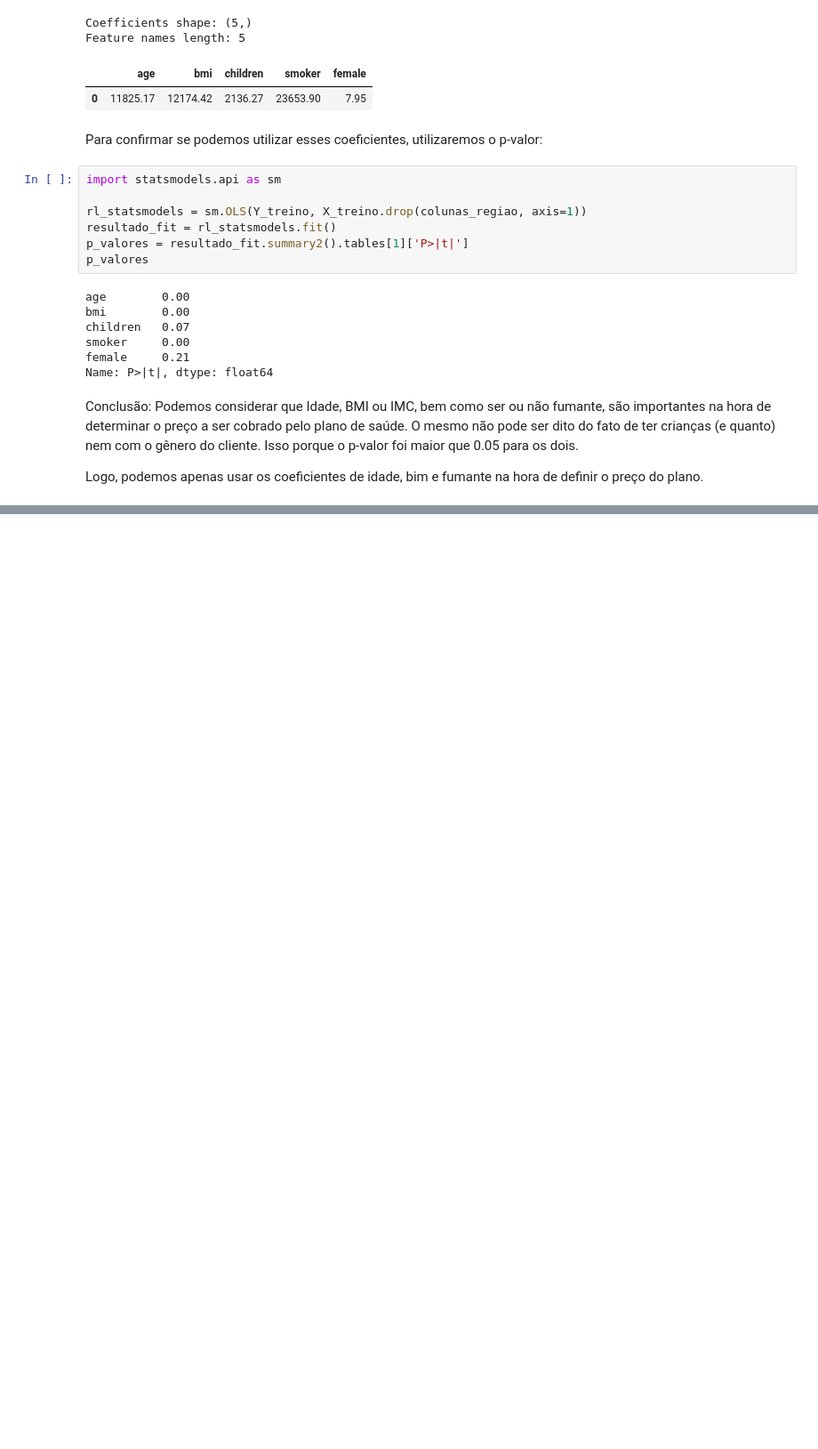
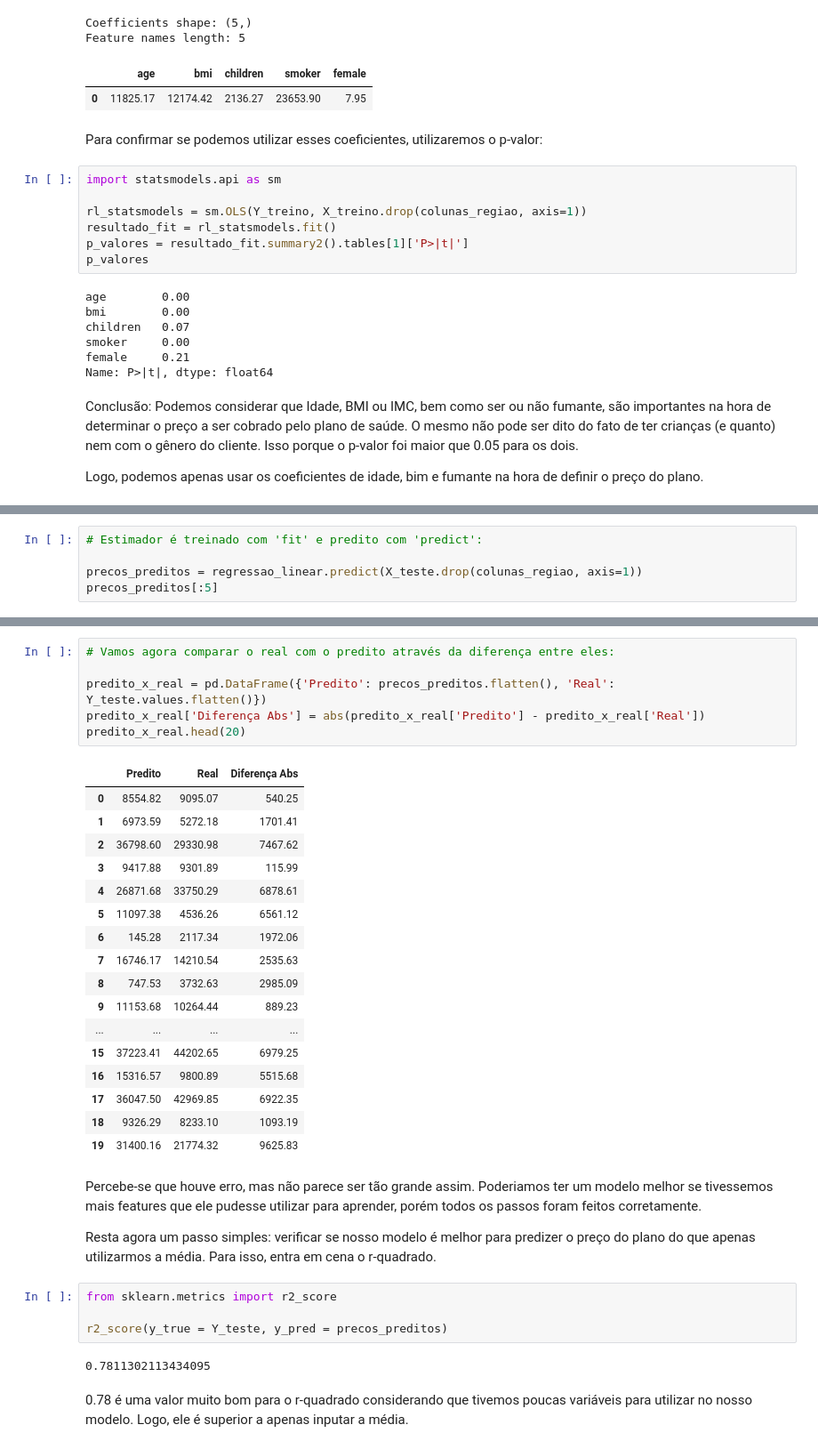
Before and after one commit to rhyanfrazao/regressao-dados-seguradora, a Jupyter notebook: projeto-regressao-linear.ipynb, the cells around one changed output, grey strips where cells are left out. Shown: that part at 89% size. Saved outputs shown, nothing was run; the diff lists cells and outputs as text; blank space fills up the shorter version.

Commit message:
teste do modelo campeao e utilizando inputacao de dados

```diff
--- a/projeto-regressao-linear.ipynb
+++ b/projeto-regressao-linear.ipynb
@@ -558,0 +563,5 @@ Logo, podemos apenas usar os coeficientes de idade, bim e fumante na hora de def
+# %%
+# Estimador é treinado com 'fit' e predito com 'predict':
+
+precos_preditos = regressao_linear.predict(X_teste.drop(colunas_regiao, axis=1))
+precos_preditos[:5]
@@ -558,0 +588,36 @@ Logo, podemos apenas usar os coeficientes de idade, bim e fumante na hora de def
+# %%
+# Vamos agora comparar o real com o predito através da diferença entre eles:
+
+predito_x_real = pd.DataFrame({'Predito': precos_preditos.flatten(), 'Real': Y_teste.values.flatten()})
+predito_x_real['Diferença Abs'] = abs(predito_x_real['Predito'] - predito_x_real['Real'])
+predito_x_real.head(20)
+# %% [output]
+|  | Predito | Real | Diferença Abs |
+| 0 | 8554.82 | 9095.07 | 540.25 |
+| 1 | 6973.59 | 5272.18 | 1701.41 |
+| 2 | 36798.60 | 29330.98 | 7467.62 |
+| 3 | 9417.88 | 9301.89 | 115.99 |
+| 4 | 26871.68 | 33750.29 | 6878.61 |
+| 5 | 11097.38 | 4536.26 | 6561.12 |
+| 6 | 145.28 | 2117.34 | 1972.06 |
+| 7 | 16746.17 | 14210.54 | 2535.63 |
+| 8 | 747.53 | 3732.63 | 2985.09 |
+| 9 | 11153.68 | 10264.44 | 889.23 |
+| ... | ... | ... | ... |
+| 15 | 37223.41 | 44202.65 | 6979.25 |
+| 16 | 15316.57 | 9800.89 | 5515.68 |
+| 17 | 36047.50 | 42969.85 | 6922.35 |
+| 18 | 9326.29 | 8233.10 | 1093.19 |
+| 19 | 31400.16 | 21774.32 | 9625.83 |
+# %% [markdown]
+Percebe-se que houve erro, mas não parece ser tão grande assim. Poderiamos ter um modelo melhor se tivessemos mais features que ele pudesse utilizar para aprender, porém todos os passos foram feitos corretamente.
+
+Resta agora um passo simples: verificar se nosso modelo é melhor para predizer o preço do plano do que apenas utilizarmos a média. Para isso, entra em cena o r-quadrado.
+# %%
+from sklearn.metrics import r2_score
+
+r2_score(y_true = Y_teste, y_pred = precos_preditos)
+# %% [output]
+0.7811302113434095
+# %% [markdown]
+0.78 é uma valor muito bom para o r-quadrado considerando que tivemos poucas variáveis para utilizar no nosso modelo. Logo, ele é superior a apenas inputar a média.
```
Also changed, not shown: parts of 22 cells of this notebook.
